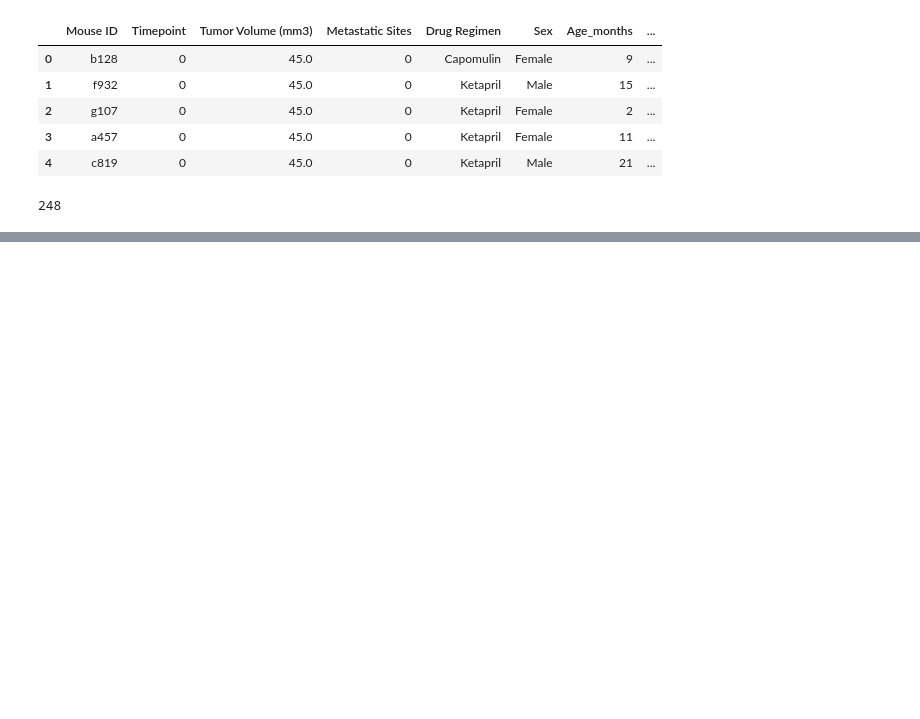
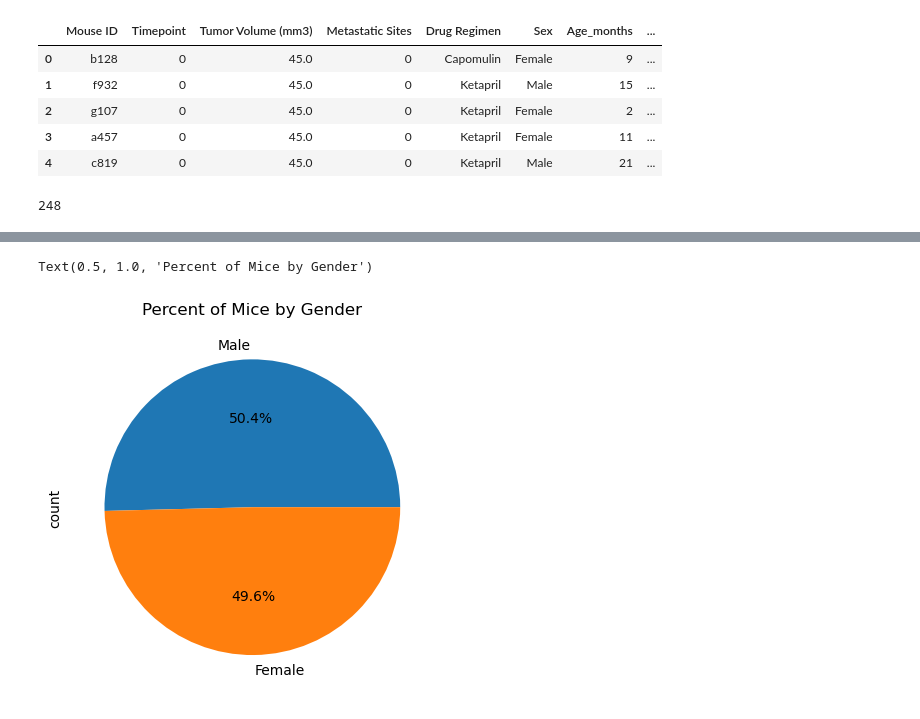
Before and after one commit to dboyer12007/Plotting_With_Pandas, a Jupyter notebook: Module_5_Files/Analysis.ipynb, the cells around one changed output, grey strips where cells are left out. Saved outputs shown, nothing was run; the diff lists cells and outputs as text; code cells hidden in the pictures; blank space fills up the shorter version.

```diff
--- a/Module_5_Files/Analysis.ipynb
+++ b/Module_5_Files/Analysis.ipynb
@@ -56,0 +134,11 @@ cleaned_mice
+# %%
+# Get the unique mice with their gender
+mouse_gender = cleaned_data.groupby('Mouse ID')['Sex'].first()
+gender_counts = mouse_gender.value_counts()
+
+#Plot
+gender_counts.plot(kind='pie', autopct='%1.1f%%')
+plt.title('Percent of Mice by Gender')
+# %% [output]
+Text(0.5, 1.0, 'Percent of Mice by Gender')
+[figure, added]
```
Also changed, not shown: parts of 12 cells of this notebook.
